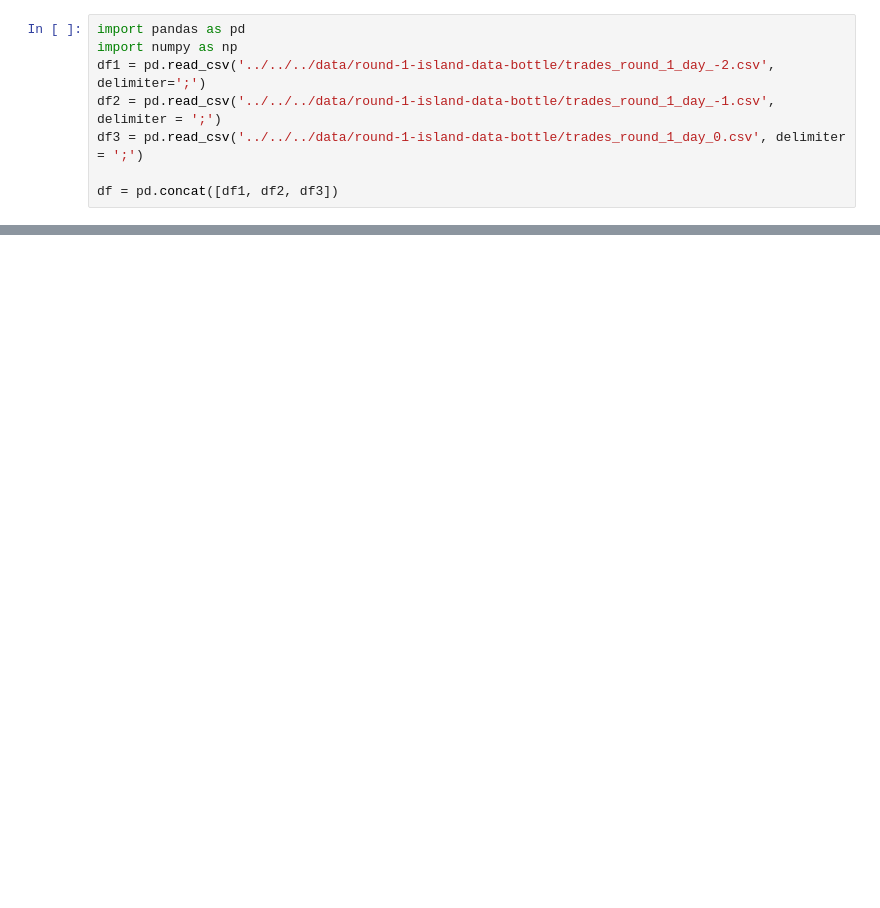
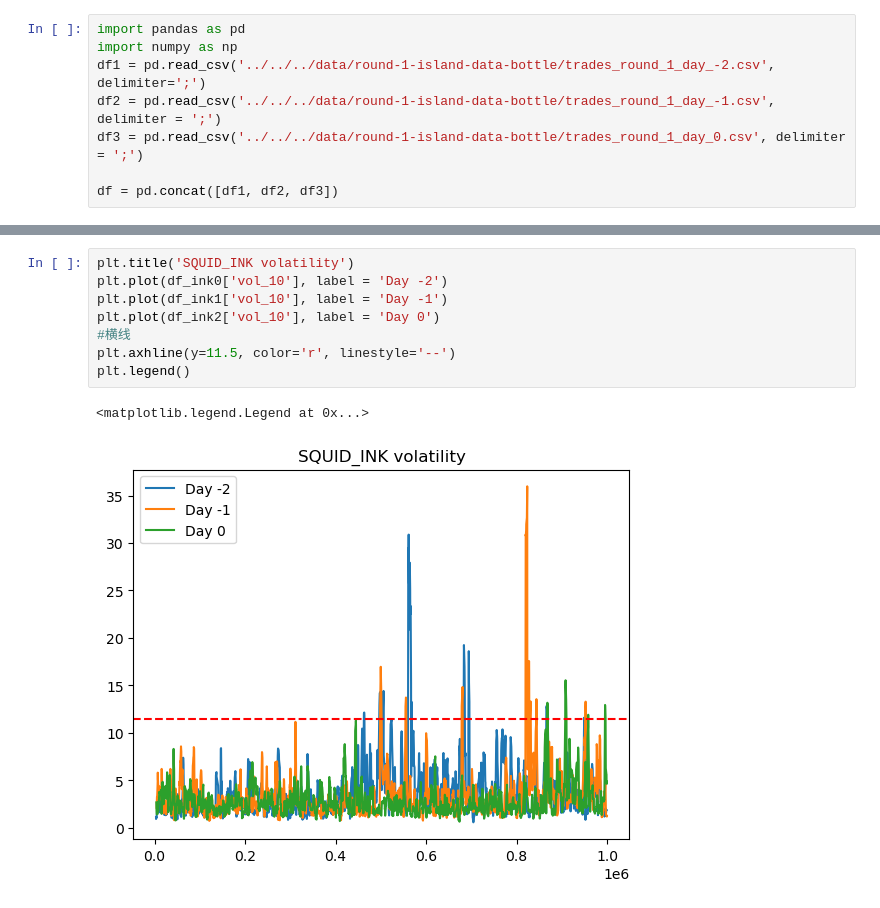
Before and after one commit to IMC-Prosperity-Granite-Flow/IMC_Prosperity3_GraniteFlow, a Jupyter notebook: src/analysis/round1/trade_round.ipynb, the cells around one changed output, grey strips where cells are left out. Cells and saved outputs as stored; diff of their text form; blank space fills up the shorter version.

```diff
--- a/src/analysis/round1/trade_round.ipynb
+++ b/src/analysis/round1/trade_round.ipynb
@@ -36,0 +75,11 @@ print(df)
+# %%
+plt.title('SQUID_INK volatility')
+plt.plot(df_ink0['vol_10'], label = 'Day -2')
+plt.plot(df_ink1['vol_10'], label = 'Day -1')
+plt.plot(df_ink2['vol_10'], label = 'Day 0')
+#横线
+plt.axhline(y=11.5, color='r', linestyle='--')
+plt.legend()
+# %% [output]
+<matplotlib.legend.Legend at 0x...>
+[figure, added]
```
Also changed, not shown: parts of 10 cells of this notebook, 9 other files.
